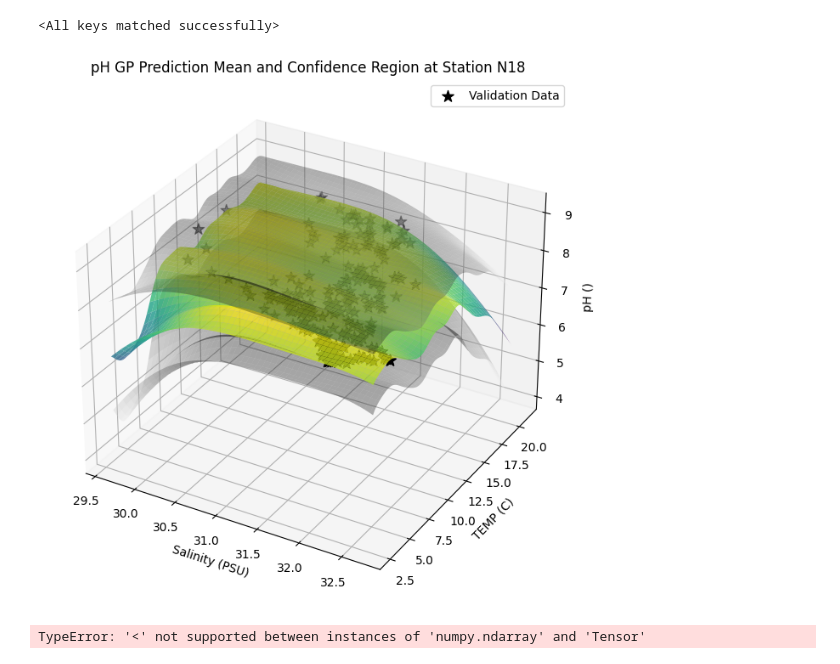
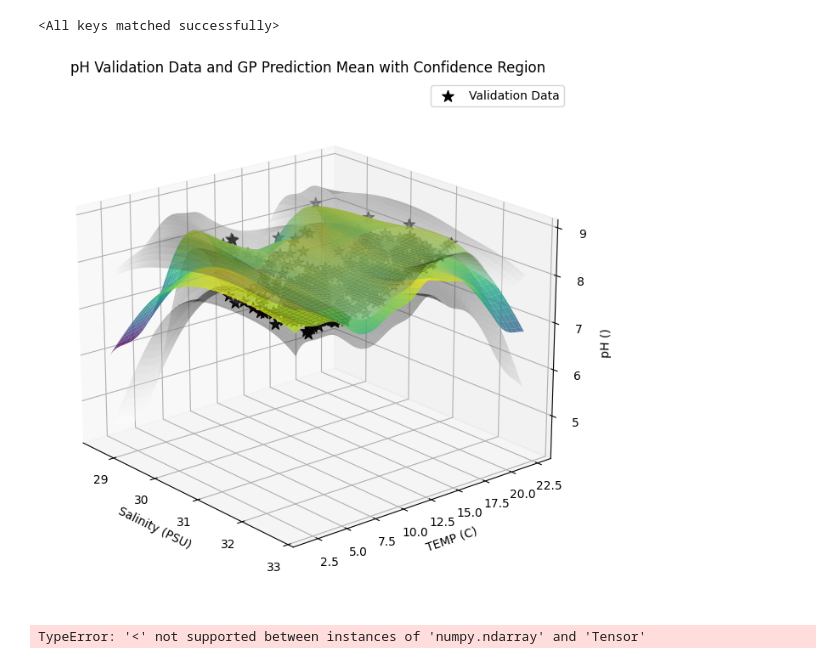
Before and after one commit to becklabs/oa-modeling, a Jupyter notebook: code/dataAnalysis/pH/phSalTemp.ipynb, the cells around one changed output. Saved outputs shown, nothing was run; the diff lists cells and outputs as text; code cells hidden in the pictures.

```diff
--- a/code/dataAnalysis/pH/phSalTemp.ipynb
+++ b/code/dataAnalysis/pH/phSalTemp.ipynb
@@ -35,10 +35,15 @@ sal_temp_ph = data[
 
 # Remove HAR station
 
-# Station N18 will be used for validation
-station = 'N18'
-n18 = sal_temp_ph[sal_temp_ph['STAT_ID'] == station]
-sal_temp_ph = sal_temp_ph[sal_temp_ph['STAT_ID'] != station]
+# 20 percent of data will be used for validation
+# 80 percent of data will be used for training
+validation = sal_temp_ph.sample(frac=0.2, random_state=1)
+
+sal_temp_ph = sal_temp_ph.drop(validation.index)
+
+#station = 'N18'
+#n18 = sal_temp_ph[sal_temp_ph['STAT_ID'] == station]
+#sal_temp_ph = sal_temp_ph[sal_temp_ph['STAT_ID'] != station]
 
 len(sal_temp_ph)
 # %% [output]
@@ -124,8 +145,8 @@ model.load_state_dict(torch.load('../models/pH_0.117Loss.pt', map_location=torch
 # %% [output]
 <All keys matched successfully>
 # %%
-SAL = np.linspace(n18['SAL (PSU)'].min(), n18['SAL (PSU)'].max(), 100)
-TEMP = np.linspace(n18['TEMP (C)'].min(), n18['TEMP (C)'].max(), 100)
+SAL = np.linspace(validation['SAL (PSU)'].min(), validation['SAL (PSU)'].max(), 100)
+TEMP = np.linspace(validation['TEMP (C)'].min(), validation['TEMP (C)'].max(), 100)
 
 X1, X2 = np.meshgrid(SAL, TEMP)
 
@@ -149,26 +170,27 @@ upper = upper.reshape(100, 100)
 # %%
 fig = plt.figure(figsize=(8, 8))
 
 ax = fig.add_subplot(111, projection='3d')
+ax.view_init(20, -40)
 
 ax.plot_surface(X1, X2, mean, cmap='viridis', edgecolor='none', alpha = 0.8)
 
 ax.plot_surface(X1, X2, upper, cmap='Greys', edgecolor='none', alpha=0.35)
 
 ax.plot_surface(X1, X2, lower, cmap='Greys', edgecolor='none',  alpha=0.35)
 
 # Plot the observed data as stars
-ax.scatter(n18['SAL (PSU)'], n18['TEMP (C)'], n18['pH ()'], marker='*', color='black', s=100, label='Validation Data')
+ax.scatter(validation['SAL (PSU)'], validation['TEMP (C)'], validation['pH ()'], marker='*', color='black', s=100, label='Validation Data')
 
 ax.set_xlabel('Salinity (PSU)')
 ax.set_ylabel('TEMP (C)')
 ax.set_zlabel('pH ()')
-ax.title.set_text('pH GP Prediction Mean and Confidence Region at Station N18')
+ax.title.set_text('pH Validation Data and GP Prediction Mean with Confidence Region')
 
 ax.legend()
 plt.show()
 # %% [output]
-[figure, old version]
+[figure, new version]
 # %%
 with torch.no_grad(), gpytorch.settings.fast_pred_var():
     test_x = torch.from_numpy(n18[['SAL (PSU)', 'TEMP (C)']].values).float()
```
Also changed, not shown: parts of 3 cells of this notebook, 17 other files.
